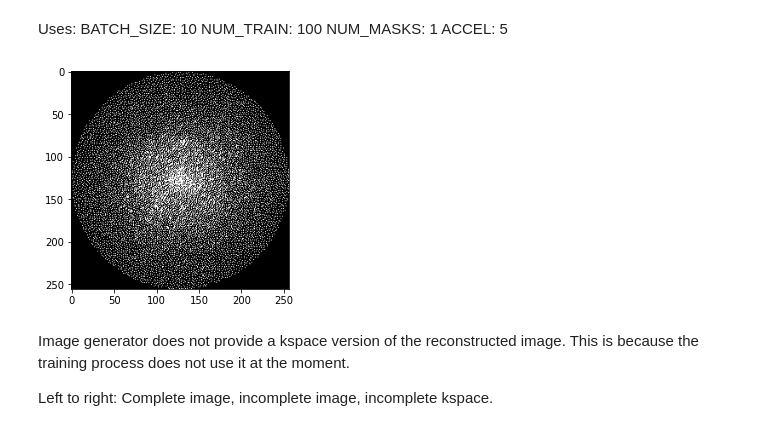
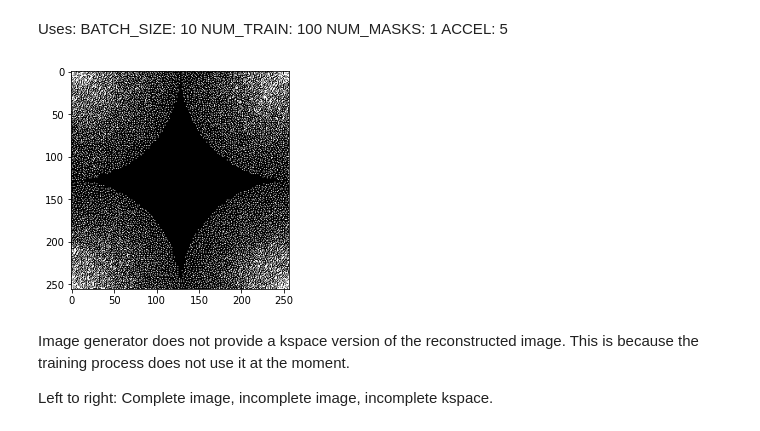
Before and after one commit to DuncanB6/U-NetCompare, a Jupyter notebook: gen_test.ipynb, the cells around one changed output. Drawn from its saved outputs; the diff is of its cells as text; code cells hidden in the pictures.

Commit message:
Switched mask polarity.

```diff
--- a/gen_test.ipynb
+++ b/gen_test.ipynb
@@ -35,8 +35,8 @@ ADDR = Path.cwd()
     image_test,
 ) = get_brains(cfg, ADDR)
 # %%
-plt.imshow(mask[0],cmap = 'gray')
+plt.imshow(np.fft.fftshift(mask[0], axes=(0, 1)),cmap = 'gray')
 plt.show()
 # %% [output]
-[figure, old version]
+[figure, new version]
 # %%
```
Also changed, not shown: parts of 5 cells of this notebook, 5 other files.
